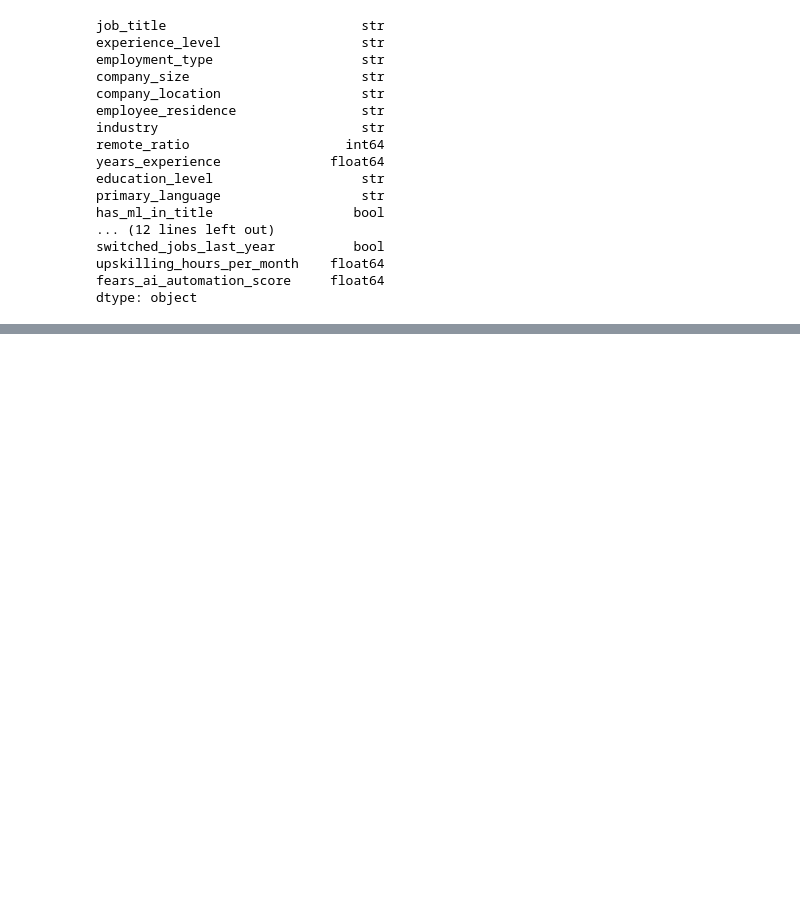
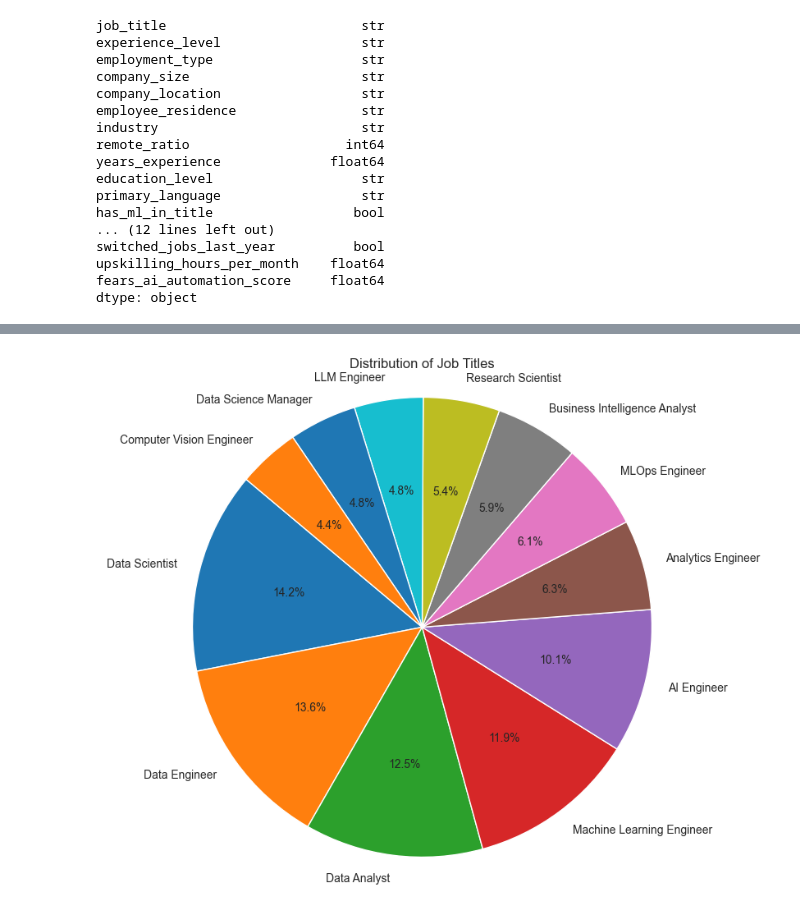
Before and after one commit to elaarhumphrey/Predicting-High-Paying-Data-Science-Roles-in-2026, a Jupyter notebook: AI AND DATA SCIENCE.ipynb, the cells around one changed output, grey strips where cells are left out. Saved outputs shown, nothing was run; the diff lists cells and outputs as text; code cells hidden in the pictures; blank space fills up the shorter version.

```diff
--- a/AI AND DATA SCIENCE.ipynb
+++ b/AI AND DATA SCIENCE.ipynb
@@ -135,0 +187,9 @@ KeyError: "None of [Index(['categorical_column'], dtype='str')] are in the [colu
+# %%
+#Pie chart of the distribution of job titles in the dataset
+plt.figure(figsize=(10, 8))
+plt.pie(df['job_title'].value_counts(), labels=df['job_title'].value_counts().index, autopct='%1.1f%%', startangle=140)
+plt.title('Distribution of Job Titles')
+plt.axis('equal')
+plt.show()
+# %% [output]
+[figure, added]
```
Also changed, not shown: parts of 12 cells of this notebook.
